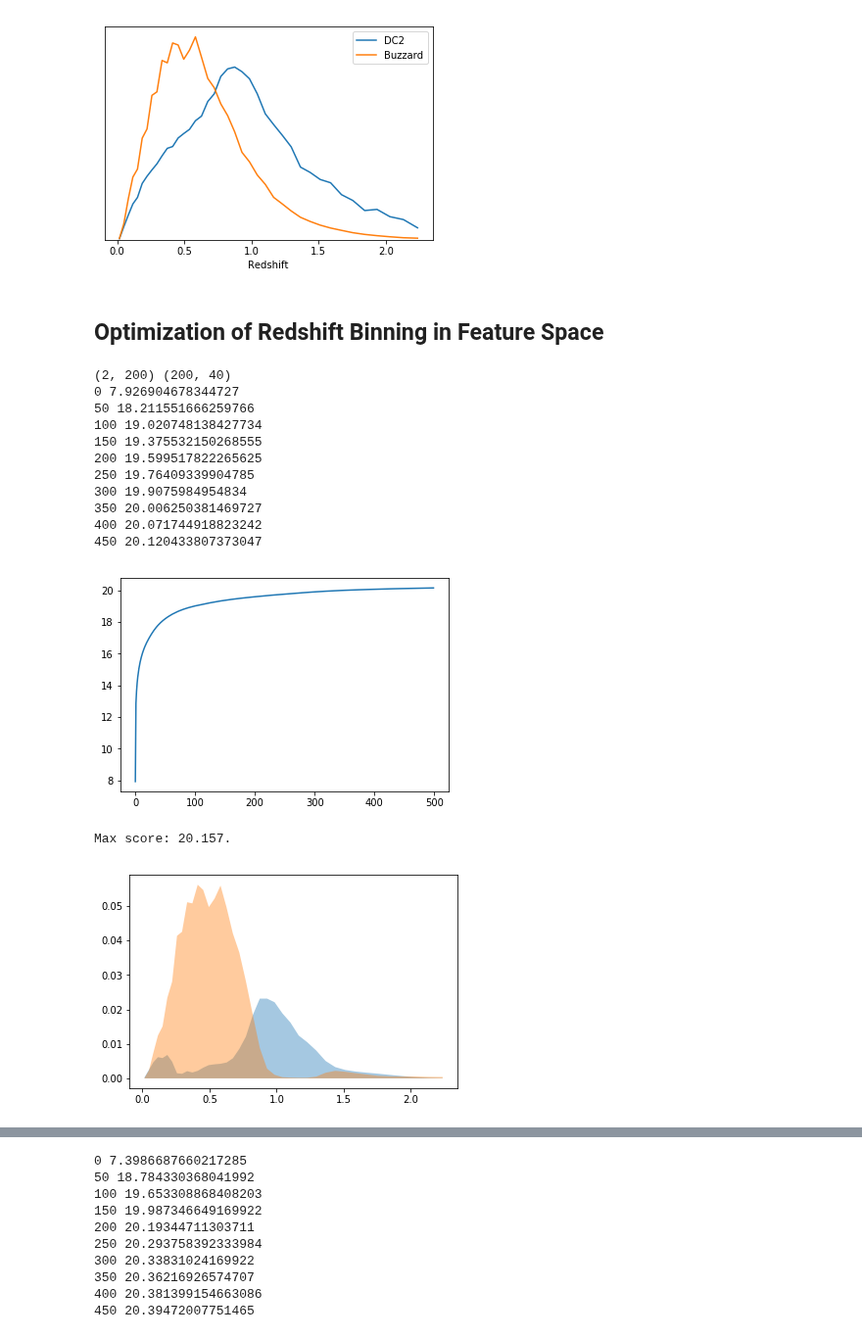
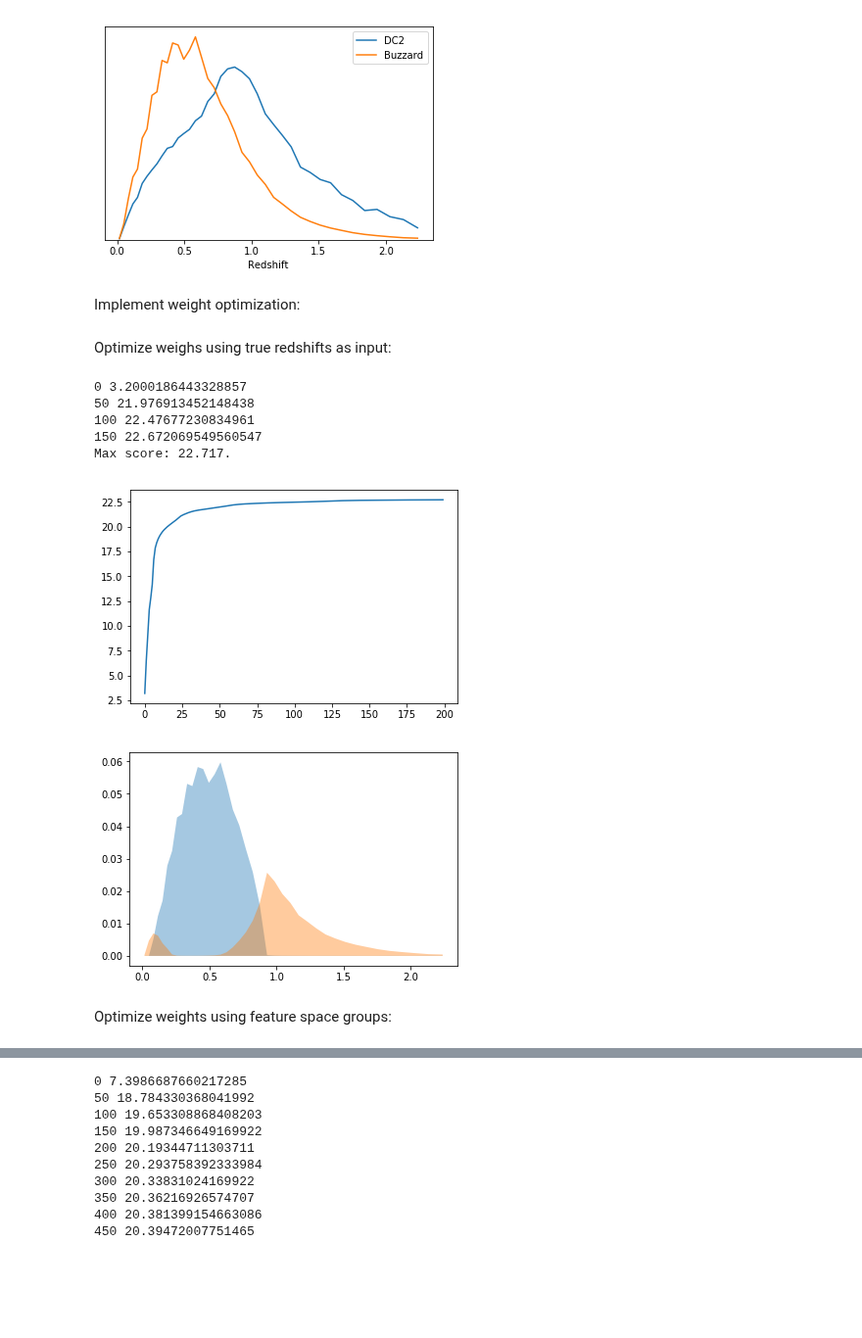
Before and after one commit to dkirkby/zotbin, a Jupyter notebook: Refine.ipynb, the cells around one changed output, grey strips where cells are left out. Shown at 98% size. Cells and saved outputs as stored; diff of their text form; code cells hidden in the pictures; blank space fills up the shorter version.

```diff
--- a/Refine.ipynb
+++ b/Refine.ipynb
@@ -68,5 +68,5 @@ plt.ylim(0, None)
 plt.legend();
 # %% [output]
 [figure]
-# %% [markdown]
-## Optimization of Redshift Binning in Feature Space
+# %% [markdown]
+Implement weight optimization:
@@ -73,3 +107,33 @@ plt.legend();
+# %% [markdown]
+Optimize weighs using true redshifts as input:
+# %%
+def optimize_truez(dndz, nbin=2, niter=100, eta=0.5, seed=1):
+
+    dndz = jnp.array(dndz)
+    dndz /= dndz.sum()
+
+    # Initialize random weights.
+    gen = np.random.RandomState(seed)
+    p = jnp.array(gen.normal(size=(nbin, len(dndz))))
+
+    @jax.jit
+    def get_weights(p):
+        w = jnp.exp(p)
+        return w / w.sum(axis=0) * dndz
+
+    return train(p, get_weights, niter, eta)
+# %%
+optimize_truez(dndz_buz, 2, 200, 1);
+# %% [output]
+0 3.2000186443328857
+50 21.976913452148438
+100 22.47677230834961
+150 22.672069549560547
+Max score: 22.717.
+[figure, added]
+[figure, added]
+# %% [markdown]
+Optimize weights using feature space groups:
 # %%
 def optimize_bins(zhist, nbin=2, niter=100, eta=0.5, seed=1, gals_per_arcmin2=20., fsky=0.25, metric='FOM_DETF_3x2'):
 
@@ -83,43 +147,9 @@ def optimize_bins(zhist, nbin=2, niter=100, eta=0.5, seed=1, gals_per_arcmin2=20
     gen = np.random.RandomState(seed)
     p = jnp.array(gen.normal(size=(nbin, ngrp)))
 
-    print(p.shape, mixing.shape)
-
     @jax.jit
     def get_weights(p):
         w = jnp.exp(p)
         return jnp.dot(w / w.sum(axis=0), mixing)
 
-    @jax.jit
-    def score(p):
-        w = get_weights(p)
-        weights = jnp.array([w,  w])
-        return reweighted_metrics(
-            weights, *init_data[1:], gals_per_arcmin2=gals_per_arcmin2, fsky=fsky, metrics=[metric])[metric]
-
-    value_and_score = jax.jit(jax.value_and_grad(score))
-    w, max_score = train(value_and_score, p, get_weights, niter, eta)
-
-    ze = init_data[0]
-    zc = 0.5 * (ze[1:] + ze[:-1])
-    for i in range(nbin):
-        plt.fill_between(zc, w[i], alpha=0.4)
-
-    return w, max_score
-
-optimize_bins(zhistw, 2, eta=1., niter=500);
+    return train(p, get_weights, niter, eta)
-# %% [output]
-(2, 200) (200, 40)
-0 7.926904678344727
-50 18.211551666259766
-100 19.020748138427734
-150 19.375532150268555
-200 19.599517822265625
-250 19.76409339904785
-300 19.9075984954834
-350 20.006250381469727
-400 20.071744918823242
-450 20.120433807373047
-[figure, removed]
-Max score: 20.157.
-[figure, removed]
```
Also changed, not shown: parts of 10 cells of this notebook.
